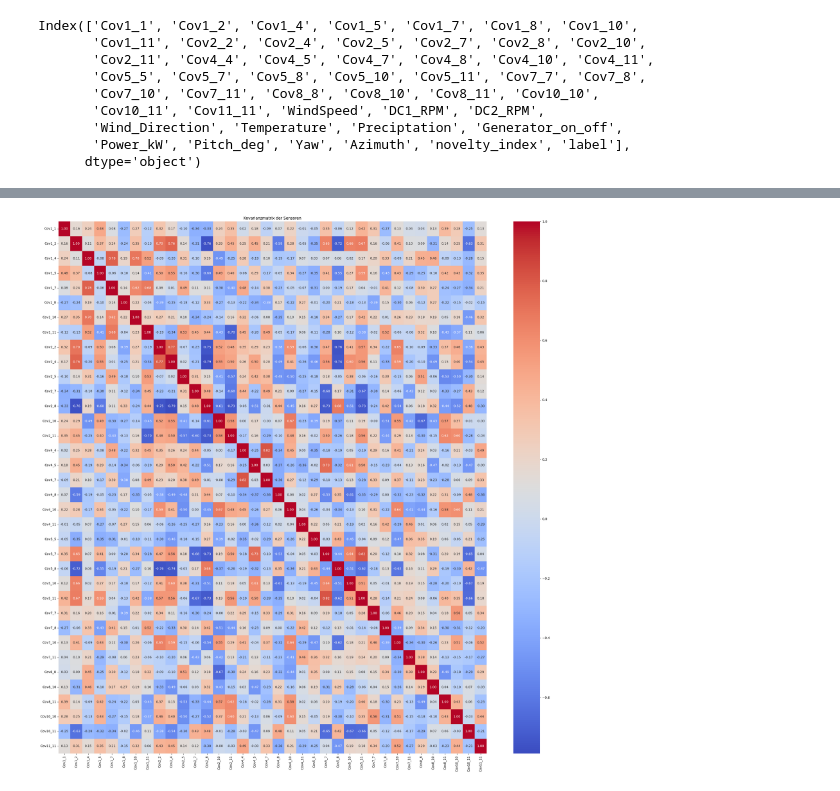
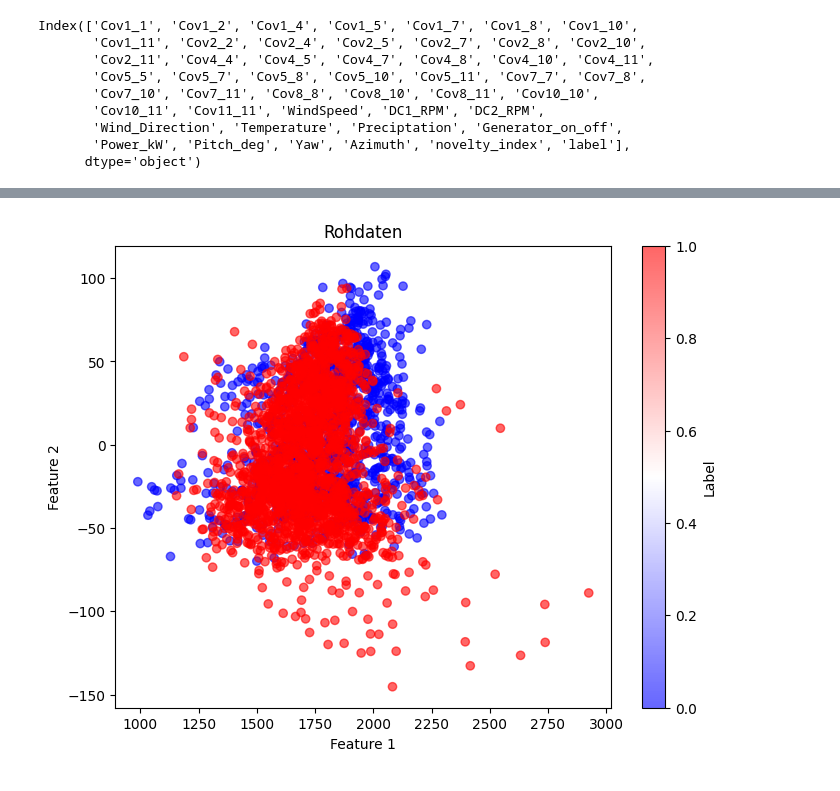
Before and after one commit to Chris-560/Dr.-Movsessian, a Jupyter notebook: Projekt Windkraftanlage/Projekt_Windkraftanlage copy 3.ipynb, the cells around one changed output, grey strips where cells are left out. Drawn from its saved outputs; the diff is of its cells as text; code cells hidden in the pictures.

```diff
--- a/Projekt Windkraftanlage/Projekt_Windkraftanlage copy 3.ipynb
+++ b/Projekt Windkraftanlage/Projekt_Windkraftanlage copy 3.ipynb
@@ -254,17 +213,13 @@ plt.show()
-# %%
-
-
-# Nur die Kovarianz-Spalten auswählen
-cov_columns = [col for col in df.columns if "Cov" in col]
-cov_matrix = df[cov_columns].corr()
-
-# Heatmap zeichnen
-plt.figure(figsize=(30,30))
-sns.heatmap(cov_matrix, annot=True, cmap="coolwarm", fmt=".2f")
-plt.title("Kovarianzmatrix der Sensoren")
-plt.show()
-# %% [output]
-[figure, removed]
+# %%
+plt.figure(figsize=(8, 6))
+plt.scatter(df['Cov1_1'], df['Cov1_2'], c=df['label'], cmap='bwr', alpha=0.6)
+plt.xlabel('Feature 1')
+plt.ylabel('Feature 2')
+plt.title('Rohdaten')
+plt.colorbar(label='Label')
+plt.show()
+# %% [output]
+[figure, added]
 # %%
 from sklearn.preprocessing import StandardScaler
 
```
Also changed, not shown: parts of 25 cells of this notebook, 1 other file.
